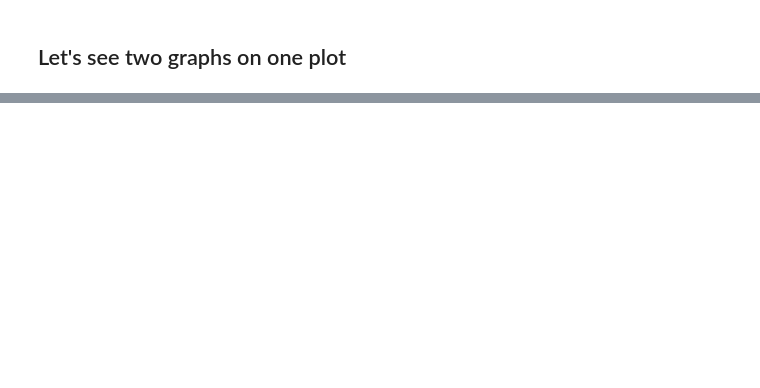
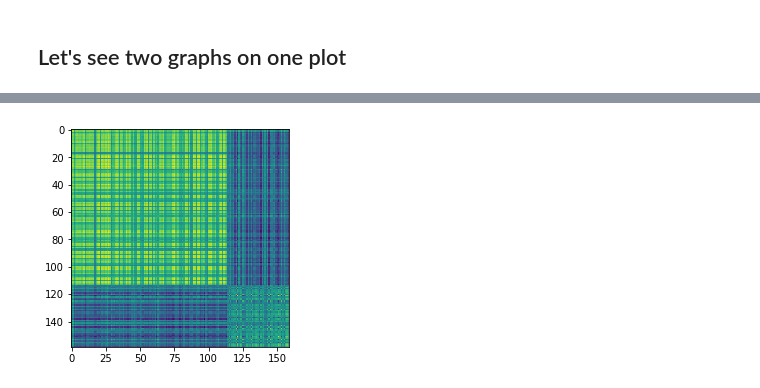
Before and after one commit to iskrzyns/graph-node-analysis, a Jupyter notebook: 3-denoising-autoencoder.ipynb, the cells around one changed output, grey strips where cells are left out. Cells and saved outputs as stored; diff of their text form; code cells hidden in the pictures; blank space fills up the shorter version.

Commit message:
First approach to clustering

```diff
--- a/3-denoising-autoencoder.ipynb
+++ b/3-denoising-autoencoder.ipynb
@@ -162,0 +190,18 @@ plt.show();
+# %%
+from sklearn.cluster import SpectralClustering
+
+
+num_clusters = 2
+
+spec_clust = SpectralClustering(n_clusters=num_clusters, affinity='precomputed')
+
+spec_clust.fit(graph_sim_mat)
+
+idxes = sum([
+    list(np.where(spec_clust.labels_.astype(np.int)==clust_i)[0])
+    for clust_i in range(num_clusters)
+], [])
+
+plt.imshow(graph_sim_mat[idxes, :][:, idxes]);
+# %% [output]
+[figure, added]
```
Also changed, not shown: parts of 11 cells of this notebook.
